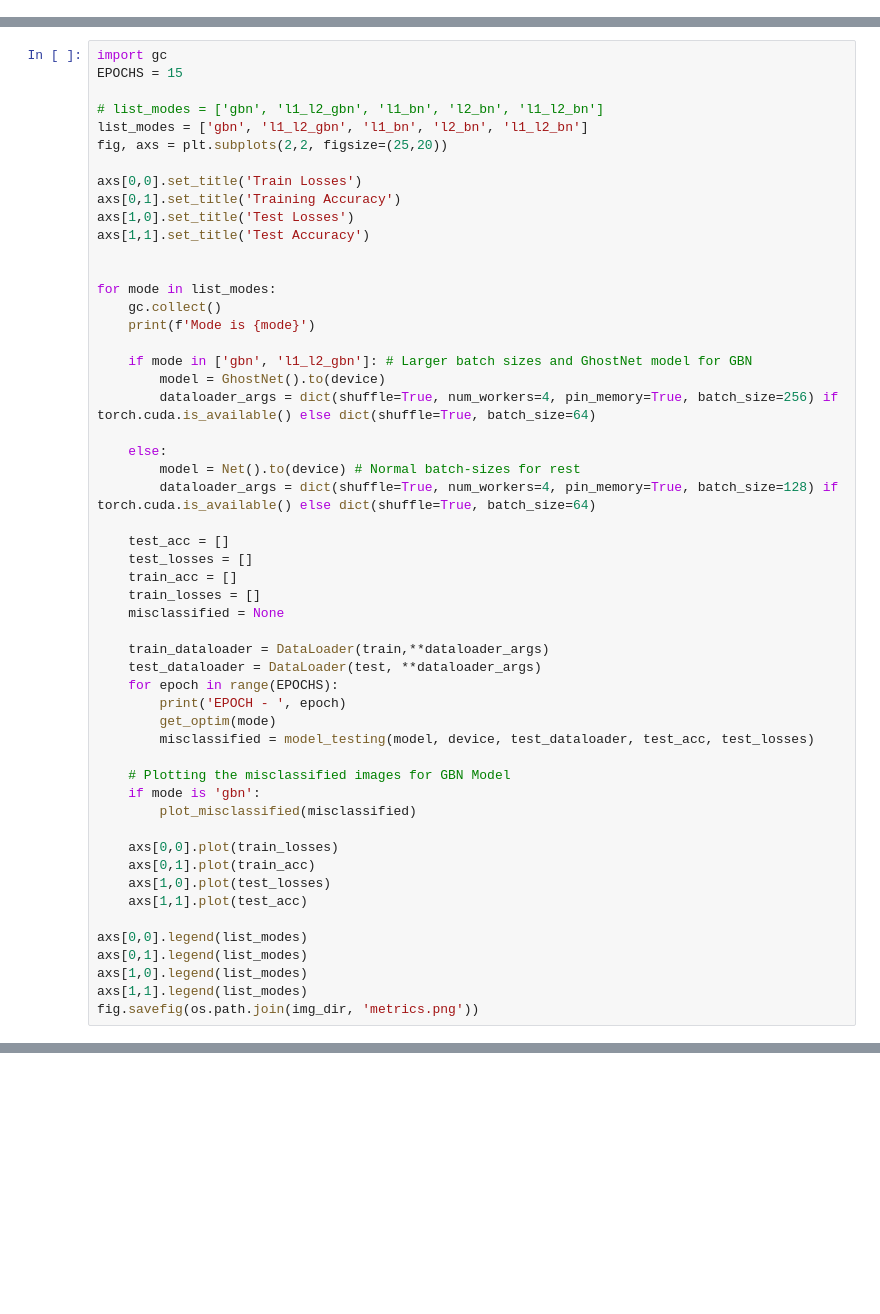
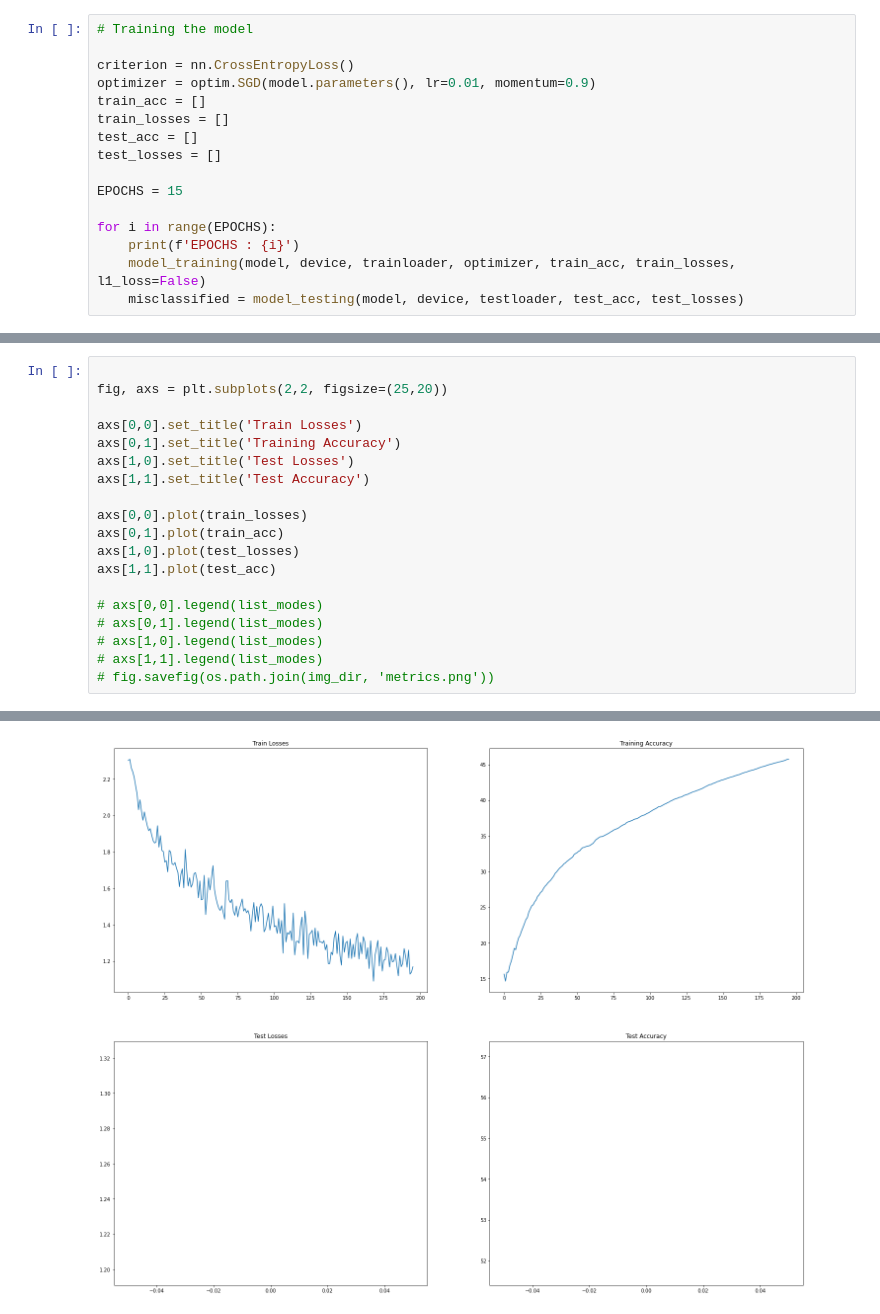
Before and after one commit to nikshrimali/TSAI_EVA, a Jupyter notebook: Assignment-7/Assignment-7.ipynb, the cells around one changed output, grey strips where cells are left out. Cells and saved outputs as stored; diff of their text form; blank space fills up the shorter version.

```diff
--- a/Assignment-7/Assignment-7.ipynb
+++ b/Assignment-7/Assignment-7.ipynb
@@ -96,0 +71,16 @@ def get_optim(mode):
+# %%
+# Training the model
+
+criterion = nn.CrossEntropyLoss()
+optimizer = optim.SGD(model.parameters(), lr=0.01, momentum=0.9)
+train_acc = []
+train_losses = []
+test_acc = []
+test_losses = []
+
+EPOCHS = 15
+
+for i in range(EPOCHS):
+    print(f'EPOCHS : {i}')
+    model_training(model, device, trainloader, optimizer, train_acc, train_losses, l1_loss=False)
+    misclassified = model_testing(model, device, testloader, test_acc, test_losses)
@@ -97,9 +123,5 @@ def get_optim(mode):
 # %%
-import gc
-EPOCHS = 15
 
-# list_modes = ['gbn', 'l1_l2_gbn', 'l1_bn', 'l2_bn', 'l1_l2_bn']
-list_modes = ['gbn', 'l1_l2_gbn', 'l1_bn', 'l2_bn', 'l1_l2_bn']
 fig, axs = plt.subplots(2,2, figsize=(25,20))
 
 axs[0,0].set_title('Train Losses')
@@ -107,44 +129,14 @@ axs[0,1].set_title('Training Accuracy')
 axs[1,0].set_title('Test Losses')
 axs[1,1].set_title('Test Accuracy')
 
+axs[0,0].plot(train_losses)
+axs[0,1].plot(train_acc)
+axs[1,0].plot(test_losses)
+axs[1,1].plot(test_acc)
 
-for mode in list_modes:
-    gc.collect()
-    print(f'Mode is {mode}')
-
-    if mode in ['gbn', 'l1_l2_gbn']: # Larger batch sizes and GhostNet model for GBN
-        model = GhostNet().to(device)
-        dataloader_args = dict(shuffle=True, num_workers=4, pin_memory=True, batch_size=256) if torch.cuda.is_available() else dict(shuffle=True, batch_size=64)
-
-    else:
-        model = Net().to(device) # Normal batch-sizes for rest
-        dataloader_args = dict(shuffle=True, num_workers=4, pin_memory=True, batch_size=128) if torch.cuda.is_available() else dict(shuffle=True, batch_size=64)
-
-    test_acc = []
-    test_losses = []
-    train_acc = []
-    train_losses = []
-    misclassified = None
-
-    train_dataloader = DataLoader(train,**dataloader_args)
-    test_dataloader = DataLoader(test, **dataloader_args)
-    for epoch in range(EPOCHS):
-        print('EPOCH - ', epoch)
-        get_optim(mode)
-        misclassified = model_testing(model, device, test_dataloader, test_acc, test_losses)
-
-    # Plotting the misclassified images for GBN Model
-    if mode is 'gbn':
-        plot_misclassified(misclassified)
-
-    axs[0,0].plot(train_losses)
-    axs[0,1].plot(train_acc)
-    axs[1,0].plot(test_losses)
-    axs[1,1].plot(test_acc)
-
-axs[0,0].legend(list_modes)
-axs[0,1].legend(list_modes)
-axs[1,0].legend(list_modes)
-axs[1,1].legend(list_modes)
-fig.savefig(os.path.join(img_dir, 'metrics.png'))
+# axs[0,0].legend(list_modes)
+# axs[0,1].legend(list_modes)
+# axs[1,0].legend(list_modes)
+# axs[1,1].legend(list_modes)
+# fig.savefig(os.path.join(img_dir, 'metrics.png'))
 # %% [output]
@@ -152,0 +144 @@ NameError: name 'GhostNet' is not defined
+[figure, added]
```
Also changed, not shown: parts of 16 cells of this notebook, 23 other files.
